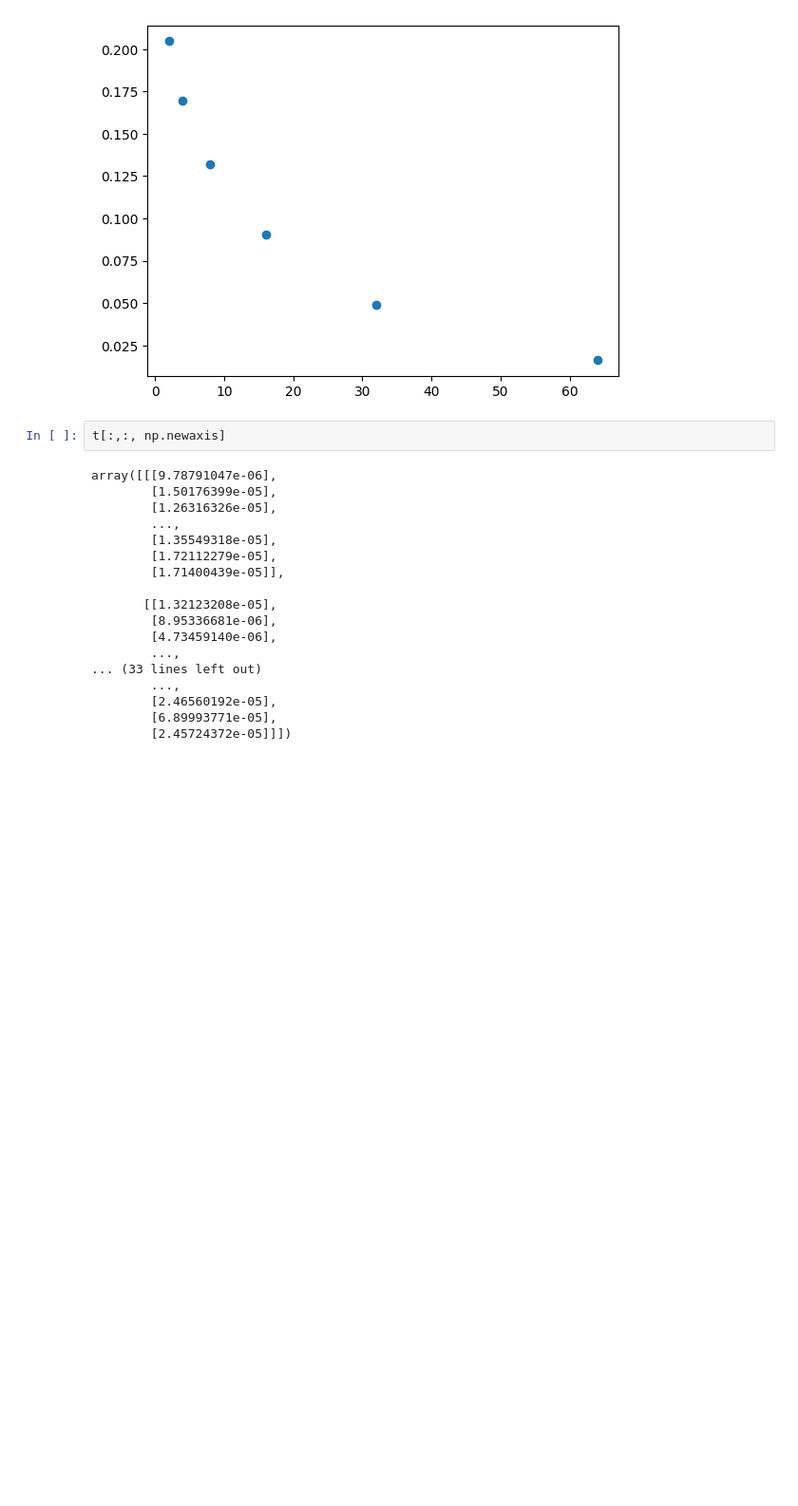
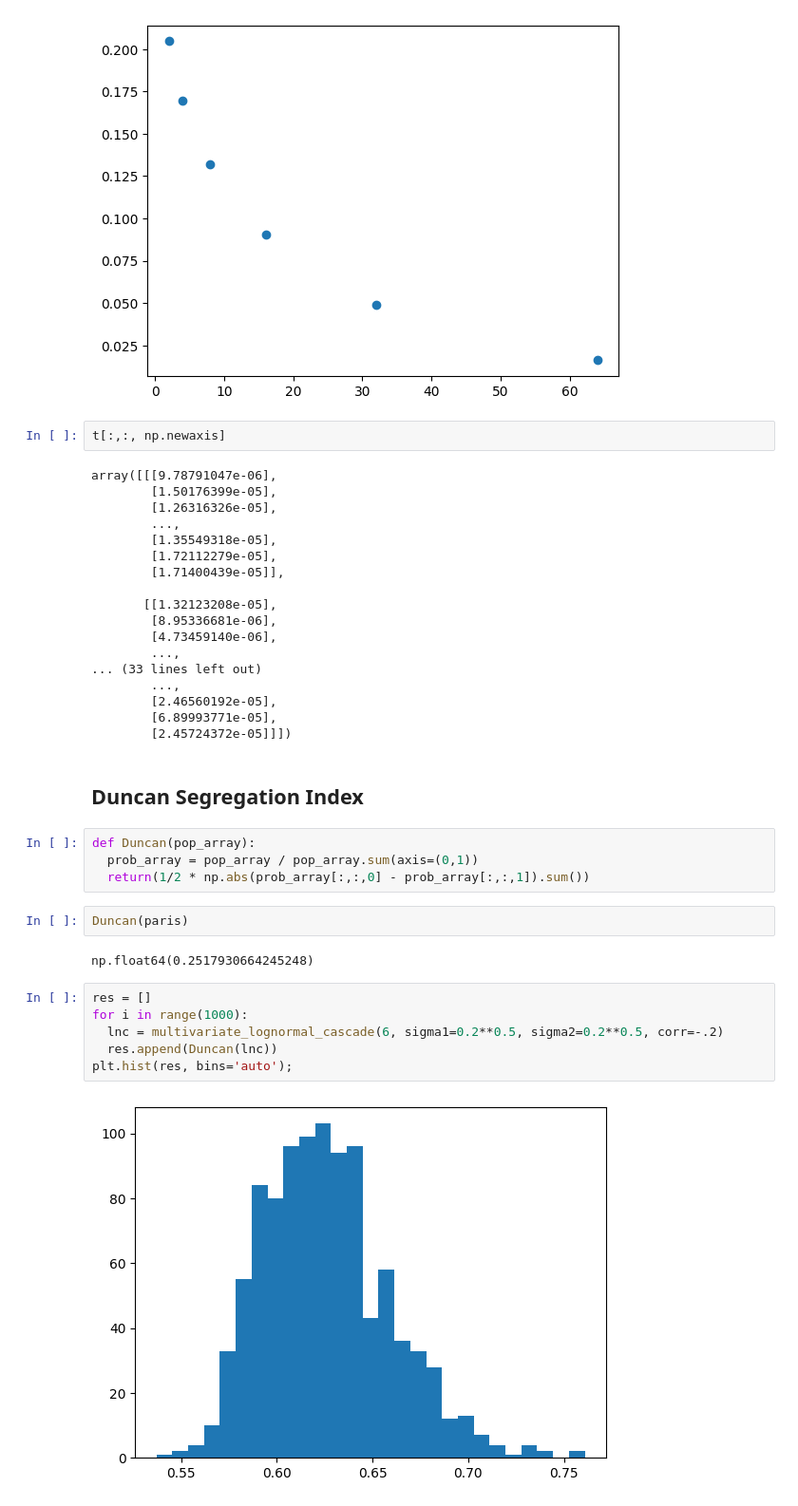
Before and after one commit to fsemecurbe/MMTMSS, a Jupyter notebook: MMTMSS.ipynb, the cells around one changed output. Shown at 95% size. Drawn from its saved outputs; the diff is of its cells as text; blank space fills up the shorter version.

```diff
--- a/MMTMSS.ipynb
+++ b/MMTMSS.ipynb
@@ -437,3 +437,21 @@ array([[[9.78791047e-06],
         [2.46560192e-05],
         [6.89993771e-05],
         [2.45724372e-05]]])
+# %% [markdown]
+## Duncan Segregation Index
+# %%
+def Duncan(pop_array):
+  prob_array = pop_array / pop_array.sum(axis=(0,1))
+  return(1/2 * np.abs(prob_array[:,:,0] - prob_array[:,:,1]).sum())
+# %%
+Duncan(paris)
+# %% [output]
+np.float64(0.2517930664245248)
+# %%
+res = []
+for i in range(1000):
+  lnc = multivariate_lognormal_cascade(6, sigma1=0.2**0.5, sigma2=0.2**0.5, corr=-.2)
+  res.append(Duncan(lnc))
+plt.hist(res, bins='auto');
+# %% [output]
+[figure, added]
```
Also changed, not shown: parts of 10 cells of this notebook.
